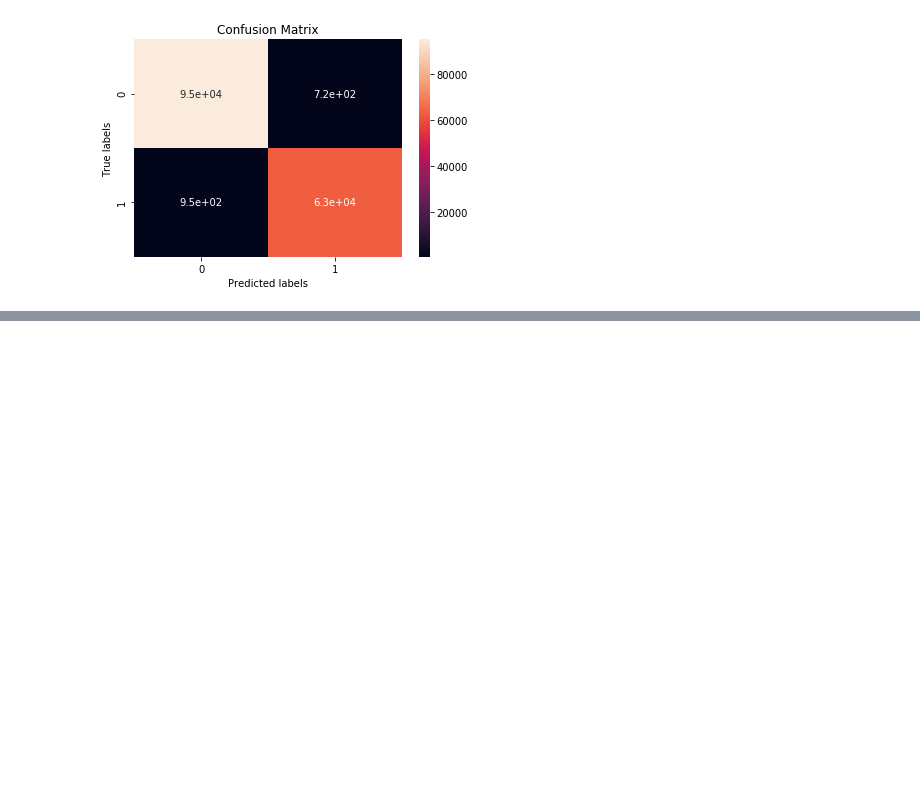
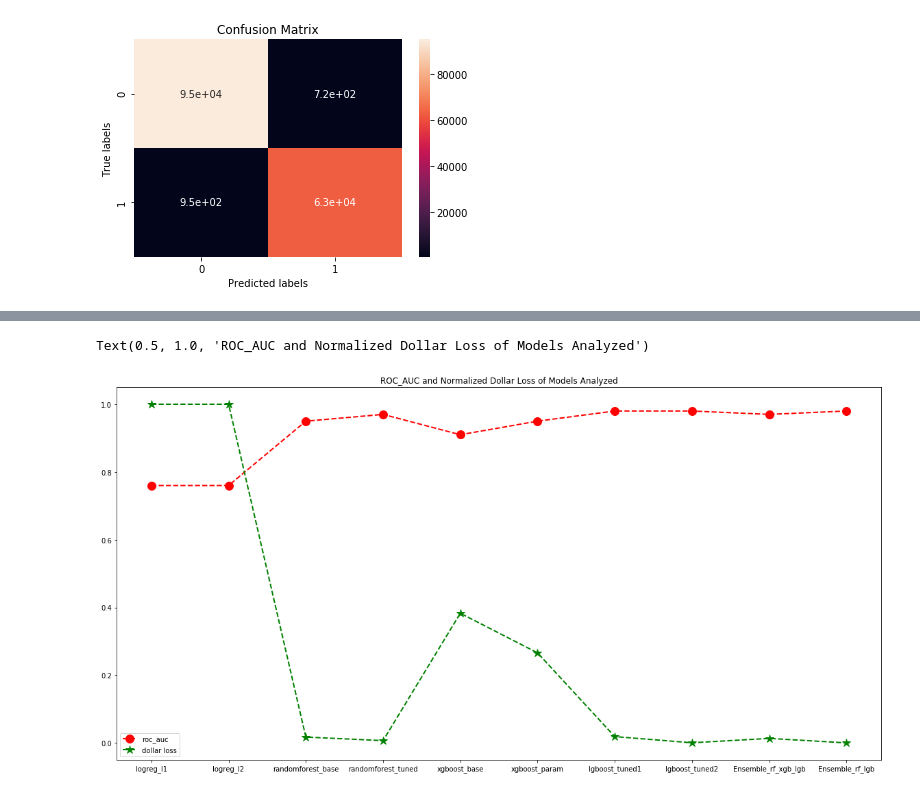
Before and after one commit to tanvi-arora/usecases, a Jupyter notebook: Finalproj/WriteUp_Combine_V5.ipynb, the cells around one changed output, grey strips where cells are left out. Saved outputs shown, nothing was run; the diff lists cells and outputs as text; code cells hidden in the pictures; blank space fills up the shorter version.

```diff
--- a/Finalproj/WriteUp_Combine_V5.ipynb
+++ b/Finalproj/WriteUp_Combine_V5.ipynb
@@ -1445,0 +1483,28 @@ cost_of error is :  81.99K
+# %%
+model_names=['logreg_l1','logreg_l2','randomforest_base','randomforest_tuned','xgboost_base','xgboost_param','lgboost_tuned1','lgboost_tuned2','Ensemble_rf_xgb_lgb','Ensemble_rf_lgb']
+model_roc_auc_score=[0.76,0.76,0.95,0.97,0.91,0.95,0.98,0.98,0.97,0.98]
+model_loss=[2.82E6,2.82E6,128.92E3,100.32E3,1.13E6,809.81E3,132.79E3,82.85E3,118.20E3,81.99E3]
+model_loss_a=np.asarray(model_loss)
+# %%
+def normalize_data( data ) :
+    # Store the data's original shape
+    shape = data.shape
+    # Flatten the data to 1 dimension
+    data = np.reshape( data , (-1 , ) )
+    # Find minimum and maximum
+    maximum = np.max( data )
+    minimum = np.min( data )
+    # Create a new array for storing normalized values
+    normalized_values = list()
+    # Iterate through every value in data
+    for x in data:
+        # Normalize
+        x_normalized = ( x - minimum ) / ( maximum - minimum )
+        # Append it in the array
+        normalized_values.append( x_normalized )
+    # Convert to numpy array
+    n_array = np.array( normalized_values )
+    # Reshape the array to its original shape and return it.
+    return np.reshape( n_array , shape )
+# %%
+model_loss_norm=normalize_data(model_loss_a)
@@ -1445,0 +1517,2 @@ cost_of error is :  81.99K
+# %%
+model_score_df=pd.DataFrame({'model_name':model_names,'model_roc_auc_score':model_roc_auc_score,'model_loss':model_loss,'model_loss_norm':model_loss_norm})
@@ -1445,0 +1533,9 @@ cost_of error is :  81.99K
+# %%
+plt.figure(figsize=(20,10))
+plt.plot(model_score_df['model_name'], model_score_df['model_roc_auc_score'], color='red', marker='o', linestyle='dashed',linewidth=2, markersize=12,label='roc_auc')
+plt.plot(model_score_df['model_name'], model_score_df['model_loss_norm'], color='green', marker='*', linestyle='dashed',linewidth=2, markersize=12,label='dollar loss')
+plt.legend()
+plt.title("ROC_AUC and Normalized Dollar Loss of Models Analyzed")
+# %% [output]
+Text(0.5, 1.0, 'ROC_AUC and Normalized Dollar Loss of Models Analyzed')
+[figure, added]
```
Also changed, not shown: parts of 19 cells of this notebook, 3 other files.
